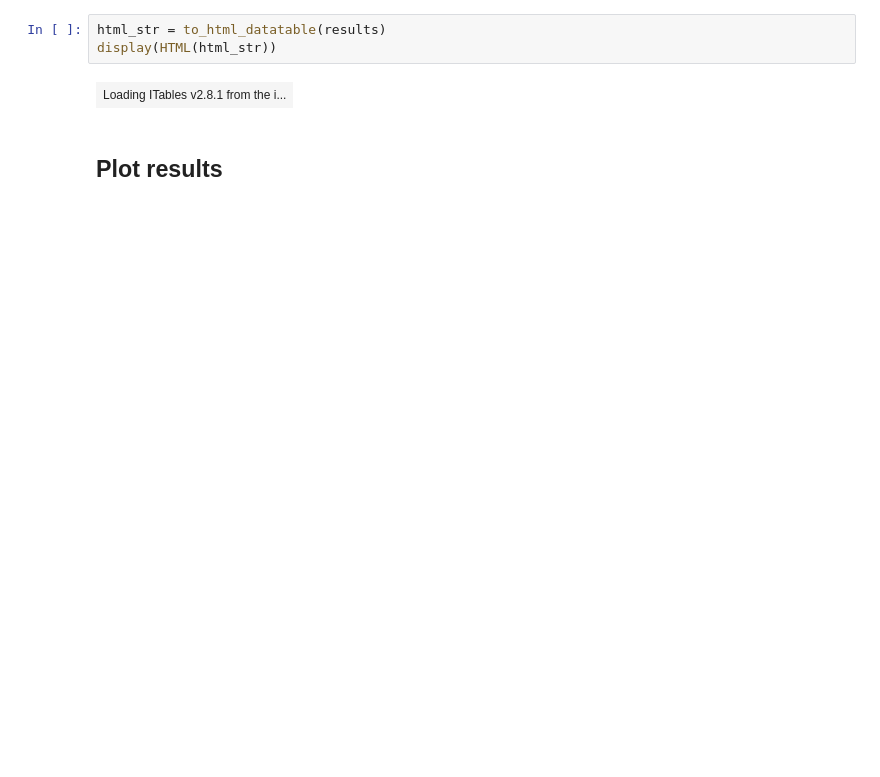
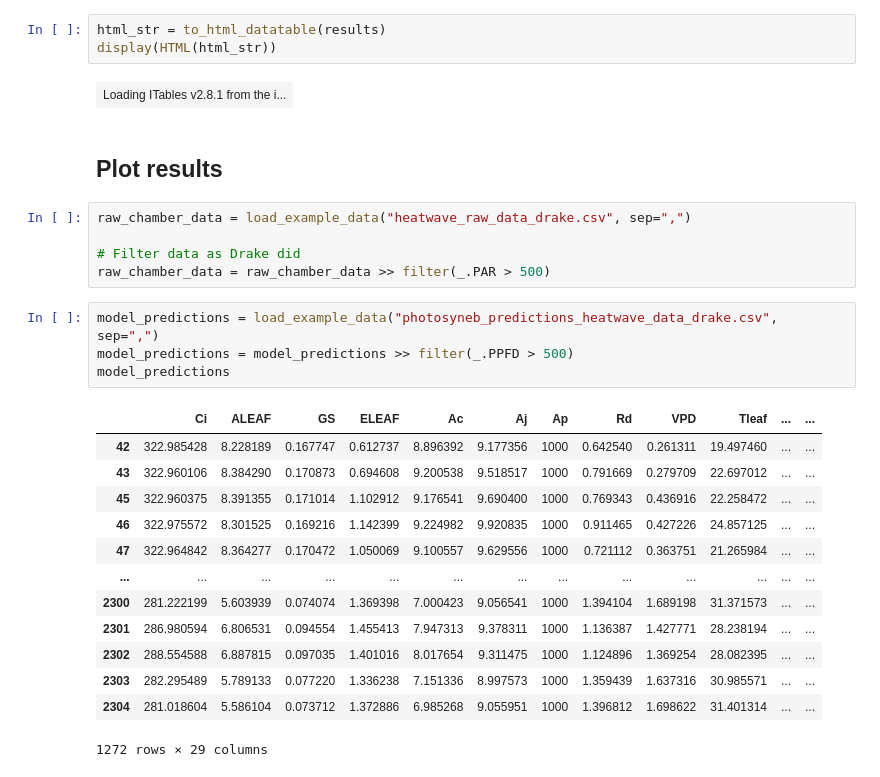
Before and after one commit to ecamo19/plant_hydraulics, a Jupyter notebook: nbs/305_tutorial_sureau_medlyn.ipynb, the cells around one changed output. Drawn from its saved outputs; the diff is of its cells as text; blank space fills up the shorter version.

```diff
--- a/nbs/305_tutorial_sureau_medlyn.ipynb
+++ b/nbs/305_tutorial_sureau_medlyn.ipynb
@@ -191,3 +181,26 @@ display(HTML(html_str))
 | Loading ITables v2.8.1 from the i... |
 # %% [markdown]
 ##  Plot results
+# %%
+raw_chamber_data = load_example_data("heatwave_raw_data_drake.csv", sep=",")
+
+# Filter data as Drake did
+raw_chamber_data = raw_chamber_data >> filter(_.PAR > 500)
+# %%
+model_predictions = load_example_data("photosyneb_predictions_heatwave_data_drake.csv", sep=",")
+model_predictions = model_predictions >> filter(_.PPFD > 500)
+model_predictions
+# %% [output]
+|  | Ci | ALEAF | GS | ELEAF | Ac | Aj | Ap | Rd | VPD | Tleaf | ... | ... |
+| 42 | 322.985428 | 8.228189 | 0.167747 | 0.612737 | 8.896392 | 9.177356 | 1000 | 0.642540 | 0.261311 | 19.497460 | ... | ... |
+| 43 | 322.960106 | 8.384290 | 0.170873 | 0.694608 | 9.200538 | 9.518517 | 1000 | 0.791669 | 0.279709 | 22.697012 | ... | ... |
+| 45 | 322.960375 | 8.391355 | 0.171014 | 1.102912 | 9.176541 | 9.690400 | 1000 | 0.769343 | 0.436916 | 22.258472 | ... | ... |
+| 46 | 322.975572 | 8.301525 | 0.169216 | 1.142399 | 9.224982 | 9.920835 | 1000 | 0.911465 | 0.427226 | 24.857125 | ... | ... |
+| 47 | 322.964842 | 8.364277 | 0.170472 | 1.050069 | 9.100557 | 9.629556 | 1000 | 0.721112 | 0.363751 | 21.265984 | ... | ... |
+| ... | ... | ... | ... | ... | ... | ... | ... | ... | ... | ... | ... | ... |
+| 2300 | 281.222199 | 5.603939 | 0.074074 | 1.369398 | 7.000423 | 9.056541 | 1000 | 1.394104 | 1.689198 | 31.371573 | ... | ... |
+| 2301 | 286.980594 | 6.806531 | 0.094554 | 1.455413 | 7.947313 | 9.378311 | 1000 | 1.136387 | 1.427771 | 28.238194 | ... | ... |
+| 2302 | 288.554588 | 6.887815 | 0.097035 | 1.401016 | 8.017654 | 9.311475 | 1000 | 1.124896 | 1.369254 | 28.082395 | ... | ... |
+| 2303 | 282.295489 | 5.789133 | 0.077220 | 1.336238 | 7.151336 | 8.997573 | 1000 | 1.359439 | 1.637316 | 30.985571 | ... | ... |
+| 2304 | 281.018604 | 5.586104 | 0.073712 | 1.372886 | 6.985268 | 9.055951 | 1000 | 1.396812 | 1.698622 | 31.401314 | ... | ... |
+1272 rows × 29 columns
```
Also changed, not shown: parts of 10 cells of this notebook, 2 other files.
